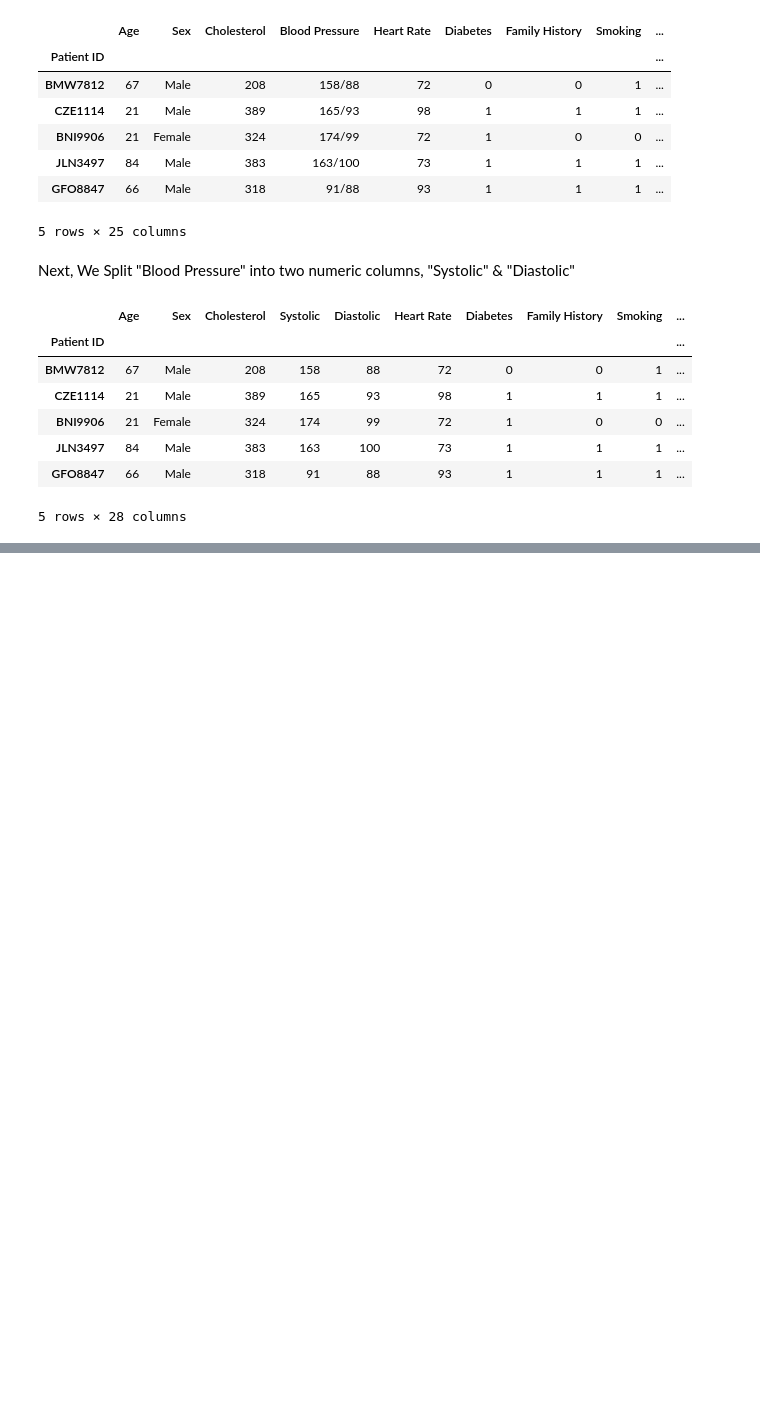
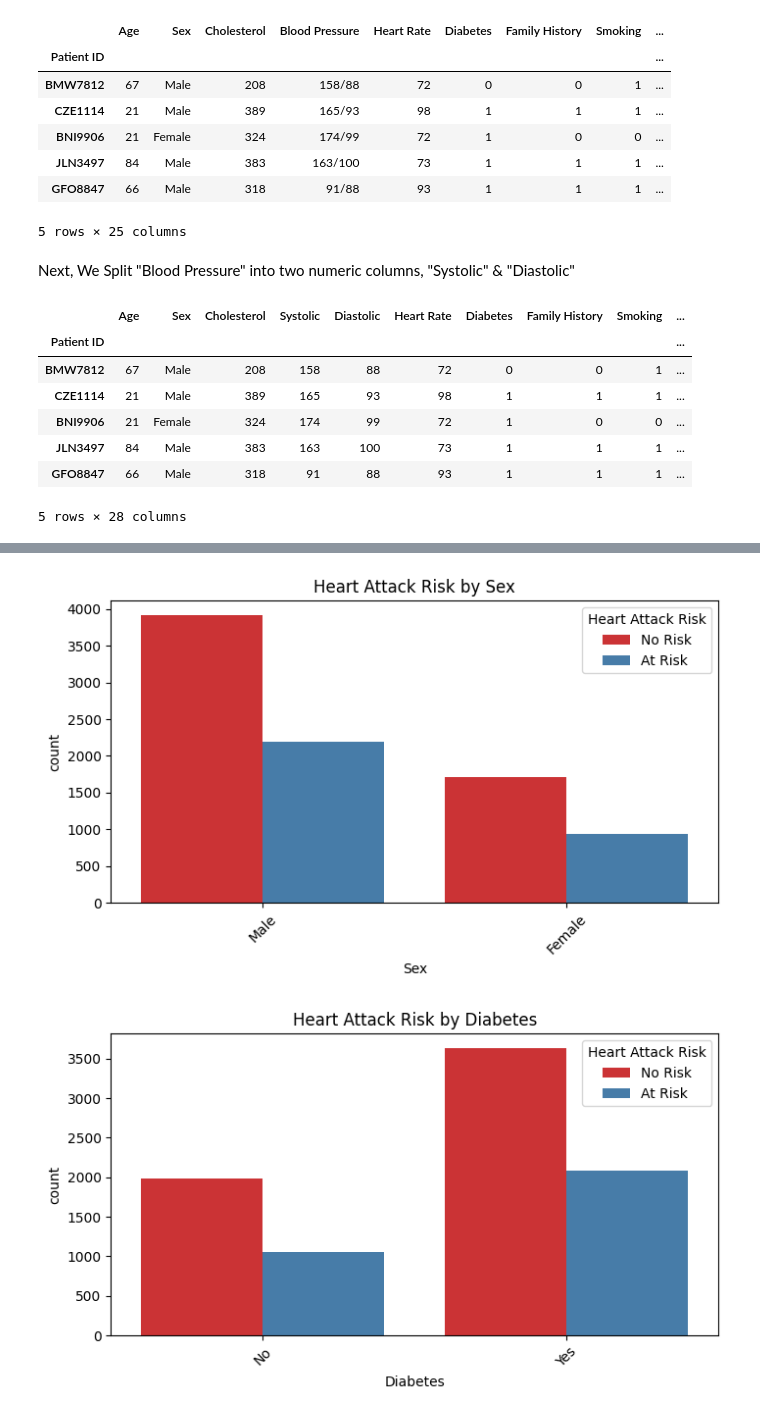
Before and after one commit to taimoorbinnasir/Heart-Attack-Risk-Prediction, a Jupyter notebook: group10_main.ipynb, the cells around one changed output, grey strips where cells are left out. Cells and saved outputs as stored; diff of their text form; code cells hidden in the pictures; blank space fills up the shorter version.

```diff
--- a/group10_main.ipynb
+++ b/group10_main.ipynb
@@ -163,0 +218,11 @@ df.head()
+# %%
+for col in categorical_cols:
+    plt.figure(figsize=(8, 4))
+    sns.countplot(x=df[col], hue=df['Heart Attack Risk'], palette='Set1')
+    plt.title(f'Heart Attack Risk by {col}')
+    plt.xticks(rotation=45)
+    plt.legend(title='Heart Attack Risk')
+    plt.show()
+# %% [output]
+[figure, added]
+[figure, added]
```
Also changed, not shown: parts of 5 cells of this notebook.
